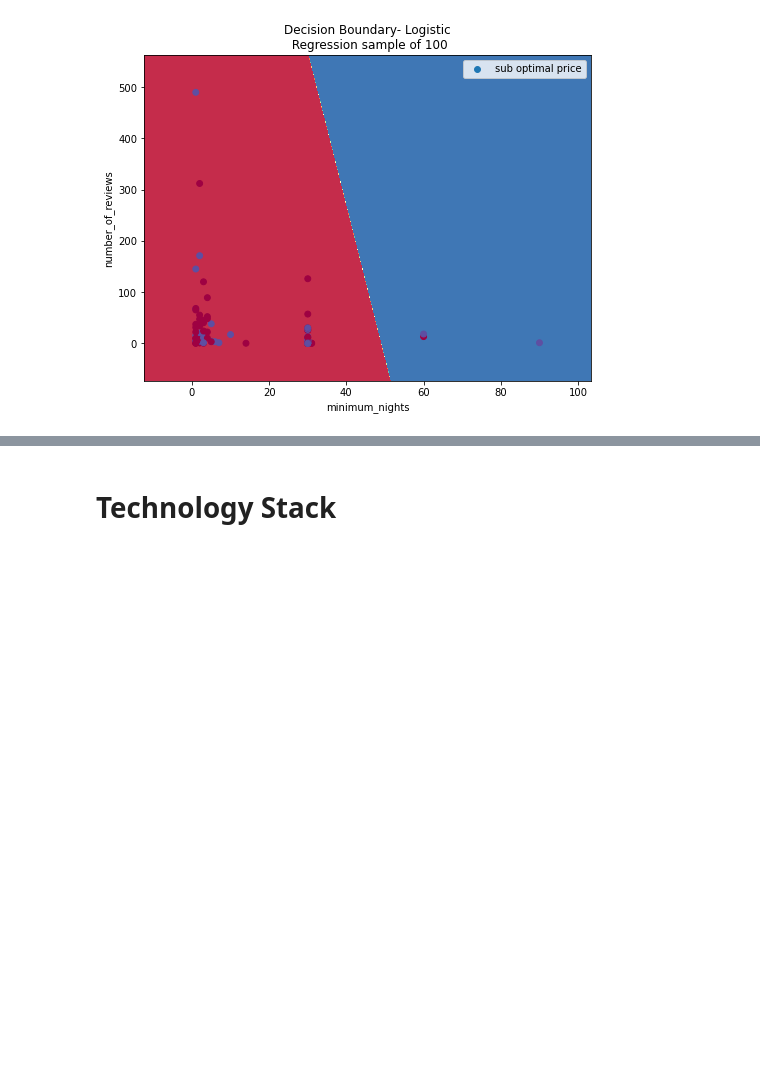
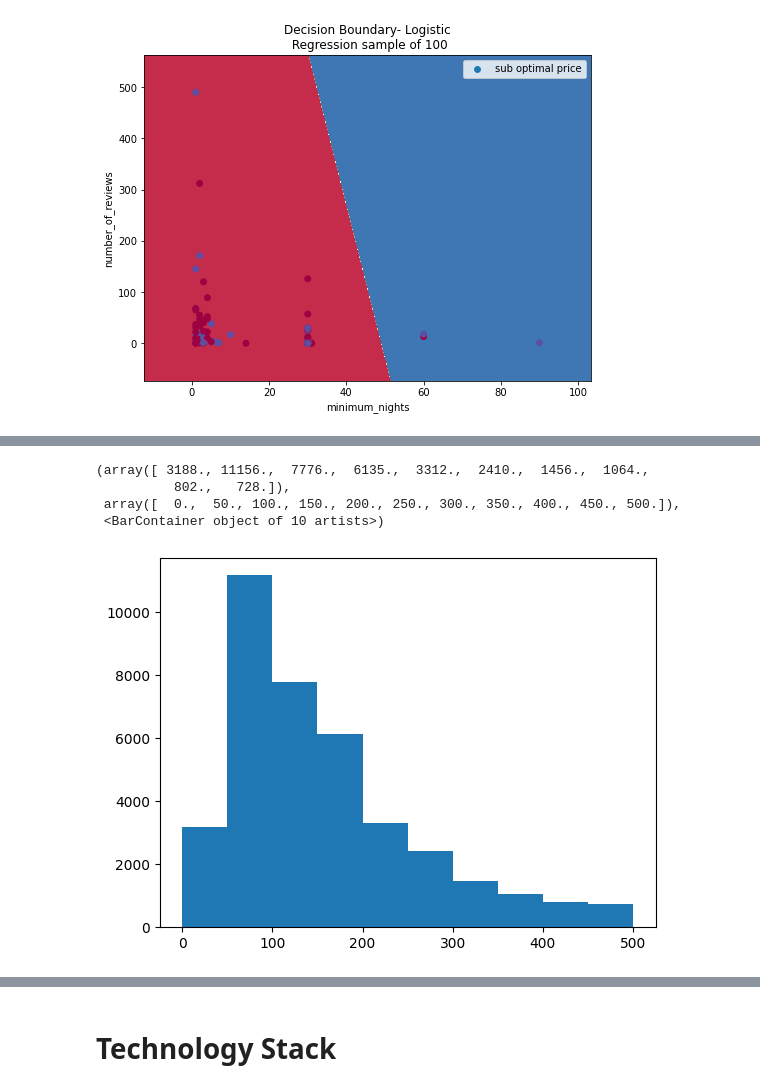
Before and after one commit to Naren1610/IST5520GrpProj, a Jupyter notebook: Milestone3_v4.ipynb, the cells around one changed output, grey strips where cells are left out. Cells and saved outputs as stored; diff of their text form; code cells hidden in the pictures; blank space fills up the shorter version.

```diff
--- a/Milestone3_v4.ipynb
+++ b/Milestone3_v4.ipynb
@@ -1009,0 +1087,2 @@ plt.legend()
+# %%
+df2 = df2[df2['price'] <= 500]
@@ -1009,0 +1102,8 @@ plt.legend()
+# %%
+plt.hist(df2.price)
+# %% [output]
+(array([ 3188., 11156.,  7776.,  6135.,  3312.,  2410.,  1456.,  1064.,
+          802.,   728.]),
+ array([  0.,  50., 100., 150., 200., 250., 300., 350., 400., 450., 500.]),
+ <BarContainer object of 10 artists>)
+[figure, added]
```
Also changed, not shown: parts of 55 cells of this notebook.
